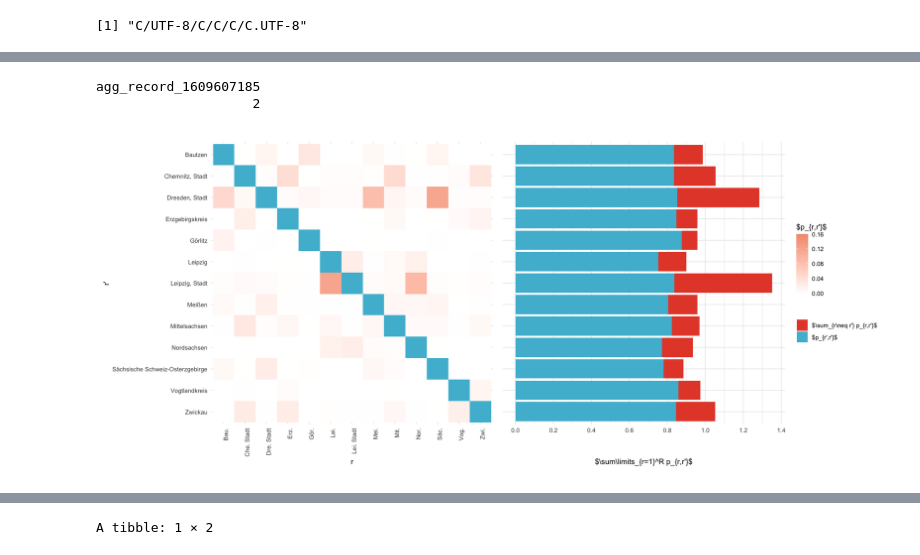
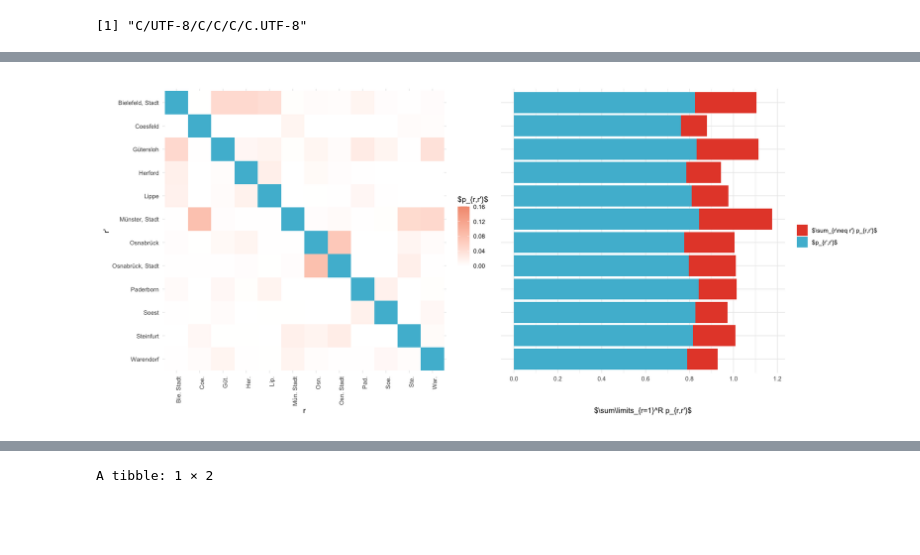
Before and after one commit to stefanheyder/dissertation, a Jupyter notebook: nbs/4 Models/4.2 Regional growth factor model/30_figures.ipynb, the cells around one changed output, grey strips where cells are left out. Saved outputs shown, nothing was run; the diff lists cells and outputs as text; code cells hidden in the pictures; blank space fills up the shorter version.

```diff
--- a/nbs/4 Models/4.2 Regional growth factor model/30_figures.ipynb
+++ b/nbs/4 Models/4.2 Regional growth factor model/30_figures.ipynb
@@ -517,30 +385,49 @@ county_shorthand <- function(county_name) {
     )
 }
 # %%
-saxony_ags <- ags_state_dict %>%
-    filter(name == "Sachsen") %>%
+nrw_ags <- ags_state_dict %>%
+    filter(name == "Nordrhein-Westfalen") %>%
     pull(ags)
 
-saxony_counties <- ags_county_dict %>%
+
+guetersloh_neighbor_ags <- c(
+    "05754",  # Gütersloh
+    "03459",  # Osnabrück
+    "03404",  # Osnabrück Stadt
+    "05566",  # Steinfurt
+    "05515",  # Münster
+    "05558",  # Coesfeld
+    "05758",  # Herford
+    "05711",  # Bielefeld
+    "05766",  # Lippe
+    "05774",  # Paderborn
+    "05974",  # Soest
+    "05570"   # Warendorf
+)
+counties <- bkg_admin(level = "krs") %>%
+    filter(ags %in% guetersloh_neighbor_ags)
+
+counties_to_plot <- ags_county_dict %>%
     mutate(i = 1:400) %>%
-    filter(str_starts(ags, saxony_ags)) %>%
+    #filter(str_starts(ags, nrw_ags)) %>%
+    filter(ags %in% guetersloh_neighbor_ags) %>%
     rename(county_name = name) %>%
     select(i, county_name)
 
 
-P_saxony <- melt(P) %>%
+P_to_plot <- melt(P) %>%
     rename(i = Var1, j = Var2) %>%
-    inner_join(select(saxony_counties, i, county_name_i = county_name), by=c("i")) %>%
-    inner_join(select(saxony_counties, j=i, county_name_j = county_name), by=c("j"))
+    inner_join(select(counties_to_plot, i, county_name_i = county_name), by=c("i")) %>%
+    inner_join(select(counties_to_plot, j=i, county_name_j = county_name), by=c("j"))
 
 
 
-p_rr <- P_saxony %>%
+p_rr <- P_to_plot %>%
     filter(i == j) %>%
     mutate(county_name_i_short = county_shorthand(county_name_i))
 
 
-plt_saxony <- P_saxony %>%
+plt_saxony <- P_to_plot %>%
     #mutate(value = ifelse(value < 0.01, NA, value)) %>%
     mutate(value = ifelse(i==j, NA, value)) %>%
     mutate(county_name_i_short = county_shorthand(county_name_i))  %>%
@@ -564,7 +451,7 @@ plt_saxony <- P_saxony %>%
 
 plt_marg_right <- melt(P) %>%
     rename(i = Var1, j = Var2) %>%
-    inner_join(select(saxony_counties, j=i, county_name_j = county_name), by=c("j"))  %>%
+    inner_join(select(counties_to_plot, j=i, county_name_j = county_name), by=c("j"))  %>%
     group_by(county_name_j) %>%
     summarize(value = sum(value)) %>%
     ggplot(aes(county_name_j, value)) +
@@ -582,7 +469,5 @@ plt_marg_right <- melt(P) %>%
     ) +
     scale_fill_npg()
 
-((plt_saxony | plt_marg_right)) + plot_layout(guides = "collect", axes = "collect_y")
-
-ggsave_tikz(here('tikz/P_matrix_saxony.tex'), width=16/1.5, height=9/1.5)
+plt_saxony | plt_marg_right
 # %% [output]
@@ -609,3 +474 @@ Warning message in (function (texString, cex = 1, face = 1, engine = getOption("
-agg_record_1609607185
-                    2
-[figure, old version]
+[figure, new version]
```
Also changed, not shown: parts of 31 cells of this notebook, 16 other files.
